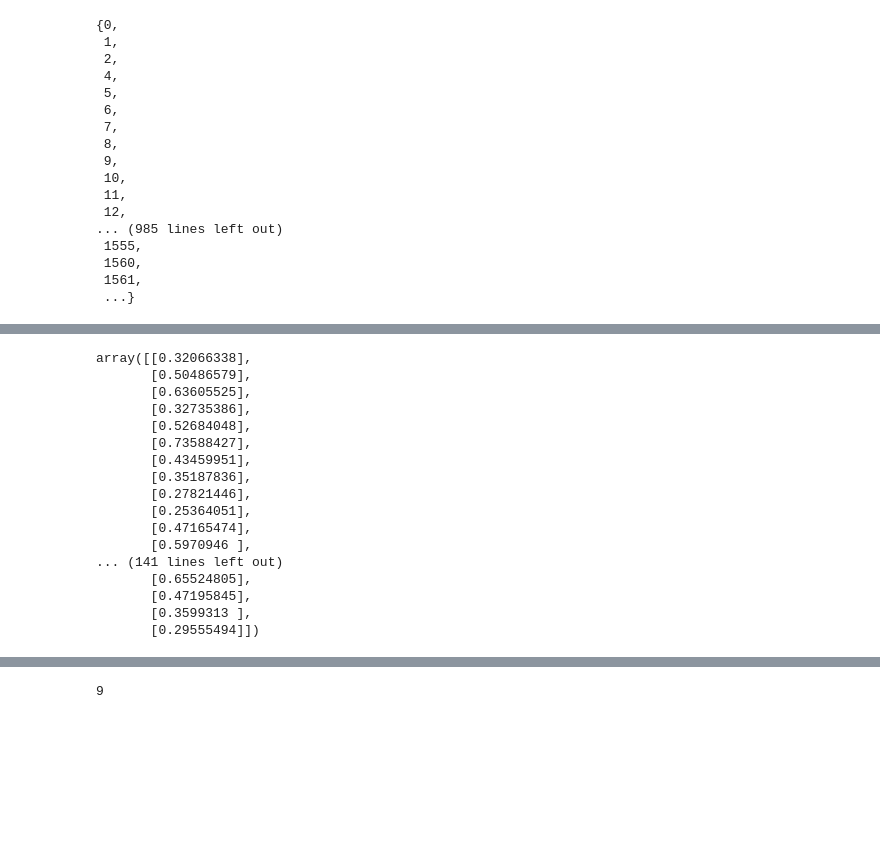
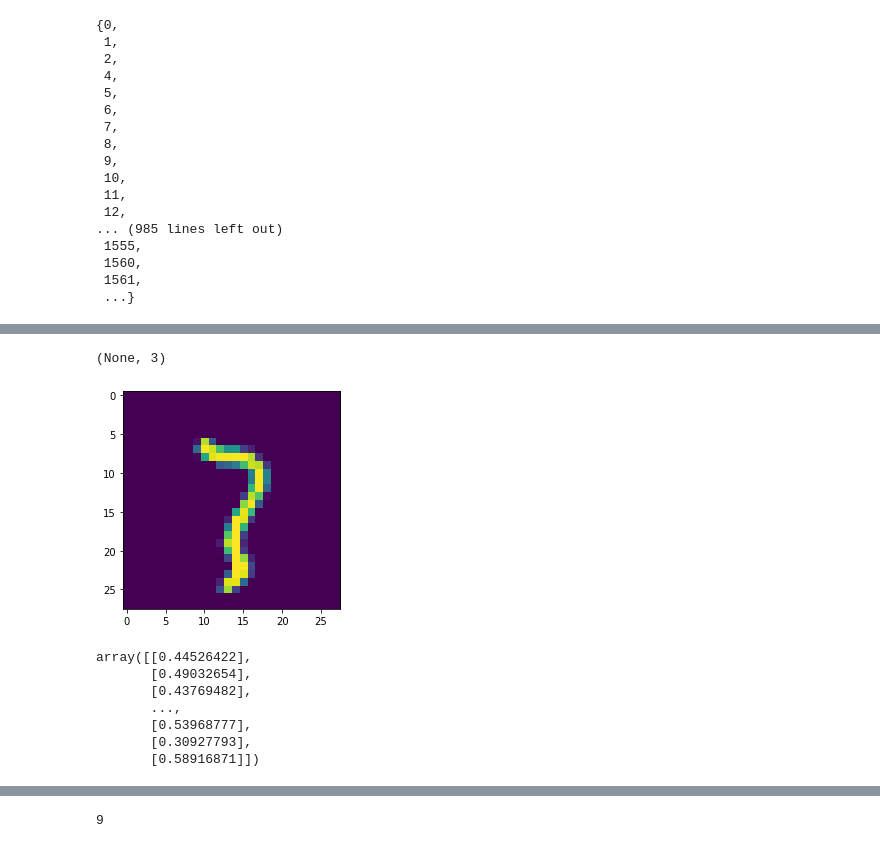
Before and after one commit to gurmukh-tatras/LSH_implementation, a Jupyter notebook: lsh random projections.ipynb, the cells around one changed output, grey strips where cells are left out. Drawn from its saved outputs; the diff is of its cells as text; code cells hidden in the pictures; blank space fills up the shorter version.

```diff
--- a/lsh random projections.ipynb
+++ b/lsh random projections.ipynb
@@ -212,3 +261,9 @@ show_mnist_image(X_train[50])
+# %%
+rand_doc = 20
+show_mnist_image(X_test[rand_doc]),y_test[rand_doc]
+# %% [output]
+(None, 3)
+[figure, added]
 # %%
 from sklearn.metrics.pairwise import cosine_similarity
 # %%
@@ -216,24 +271,14 @@ query_doc = X_test[10]
 candidate_docs = list(lsh_.query(query_doc))
 # %%
-sims = cosine_similarity(mnist_data[[candidate_docs]],query_doc.reshape(1,-1))
+sims = cosine_similarity(X_train,query_doc.reshape(1,-1))
 sims
 # %% [output]
-array([[0.32066338],
-       [0.50486579],
-       [0.63605525],
-       [0.32735386],
-       [0.52684048],
-       [0.73588427],
-       [0.43459951],
-       [0.35187836],
-       [0.27821446],
-       [0.25364051],
-       [0.47165474],
-       [0.5970946 ],
-... (141 lines left out)
-       [0.65524805],
-       [0.47195845],
-       [0.3599313 ],
-       [0.29555494]])
+array([[0.44526422],
+       [0.49032654],
+       [0.43769482],
+       ...,
+       [0.53968777],
+       [0.30927793],
+       [0.58916871]])
 # %%
 max_sim_idx = sims.argmax()
```
Also changed, not shown: parts of 55 cells of this notebook, 4 other files.
